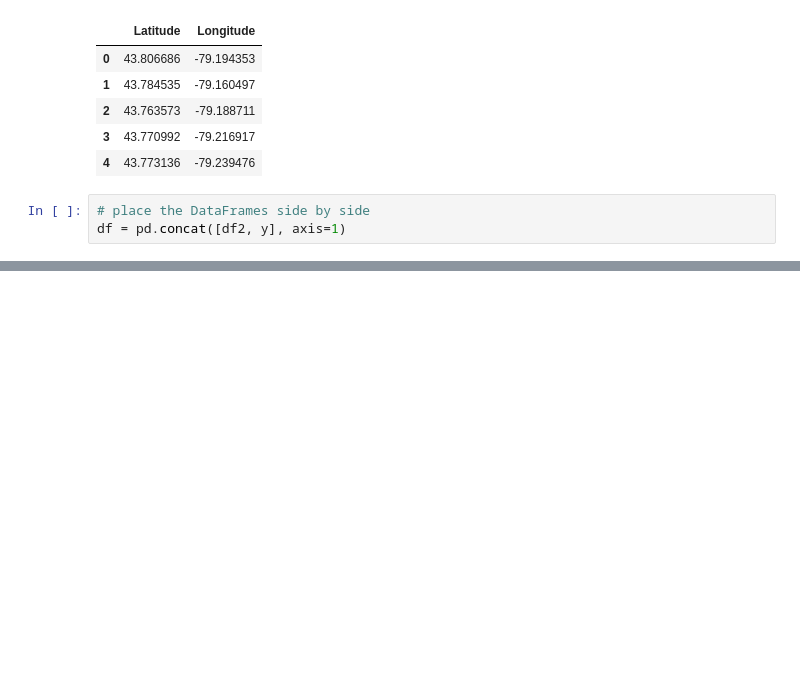
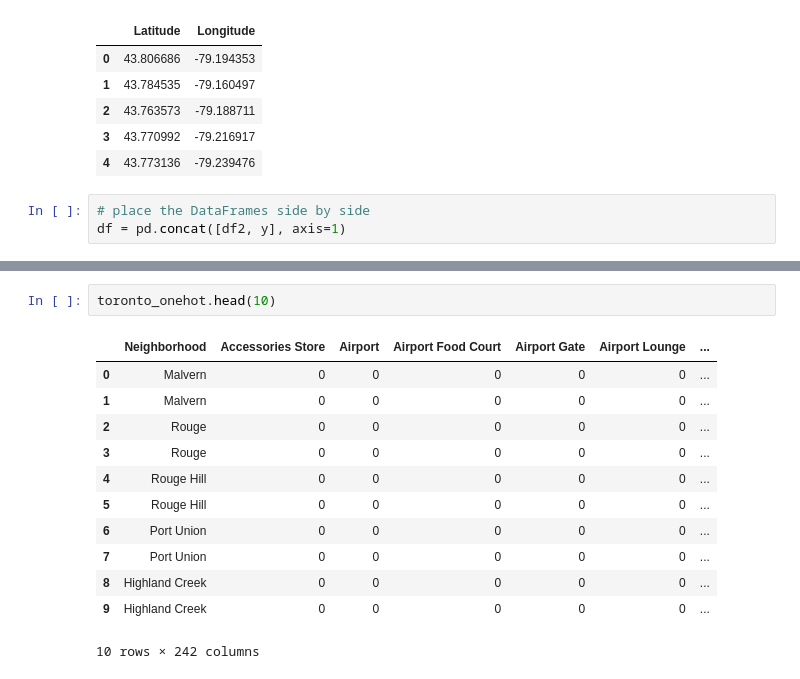
Before and after one commit to Vasukhanna007/Coursera-capstone-project, a Jupyter notebook: capstone_script.ipynb, the cells around one changed output, grey strips where cells are left out. Saved outputs shown, nothing was run; the diff lists cells and outputs as text; blank space fills up the shorter version.

```diff
--- a/capstone_script.ipynb
+++ b/capstone_script.ipynb
@@ -148,0 +230,15 @@ venues_map
+# %%
+toronto_onehot.head(10)
+# %% [output]
+|  | Neighborhood | Accessories Store | Airport | Airport Food Court | Airport Gate | Airport Lounge | ... |
+| 0 | Malvern | 0 | 0 | 0 | 0 | 0 | ... |
+| 1 | Malvern | 0 | 0 | 0 | 0 | 0 | ... |
+| 2 | Rouge | 0 | 0 | 0 | 0 | 0 | ... |
+| 3 | Rouge | 0 | 0 | 0 | 0 | 0 | ... |
+| 4 | Rouge Hill | 0 | 0 | 0 | 0 | 0 | ... |
+| 5 | Rouge Hill | 0 | 0 | 0 | 0 | 0 | ... |
+| 6 | Port Union | 0 | 0 | 0 | 0 | 0 | ... |
+| 7 | Port Union | 0 | 0 | 0 | 0 | 0 | ... |
+| 8 | Highland Creek | 0 | 0 | 0 | 0 | 0 | ... |
+| 9 | Highland Creek | 0 | 0 | 0 | 0 | 0 | ... |
+10 rows × 242 columns
```
Also changed, not shown: parts of 21 cells of this notebook.
